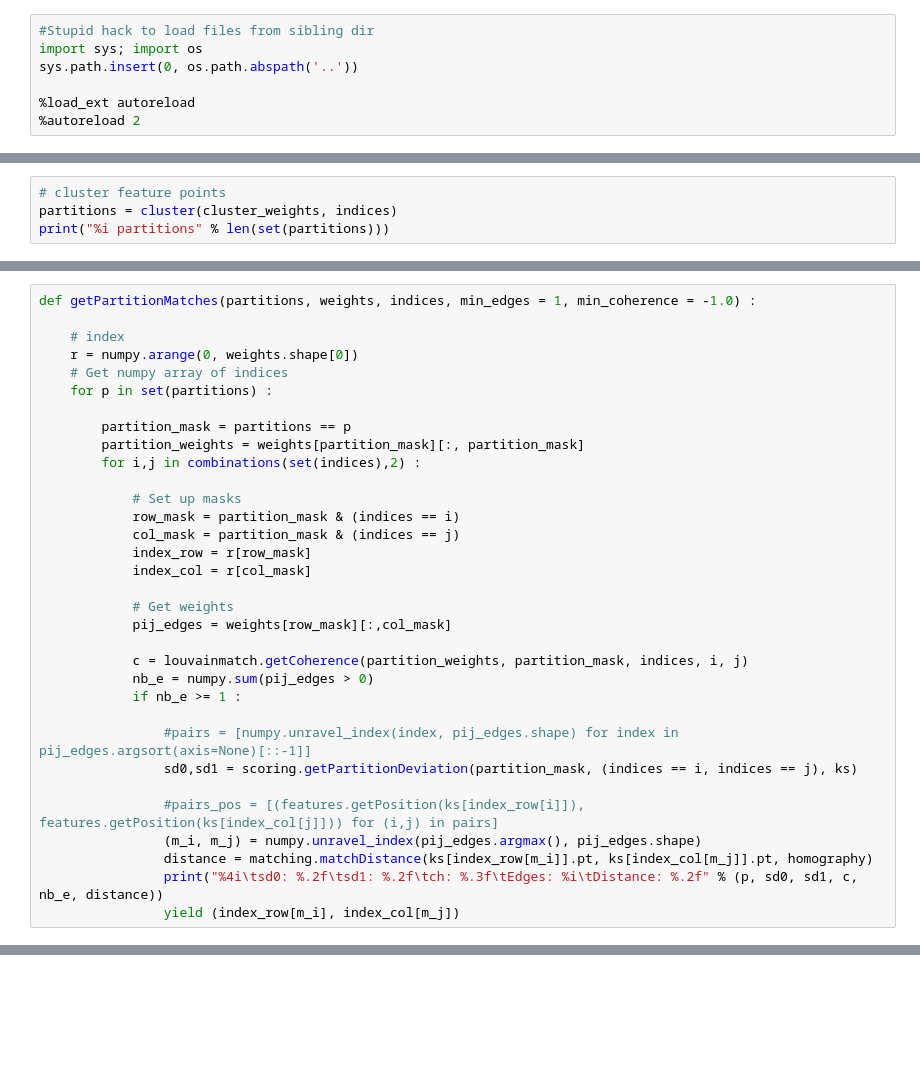
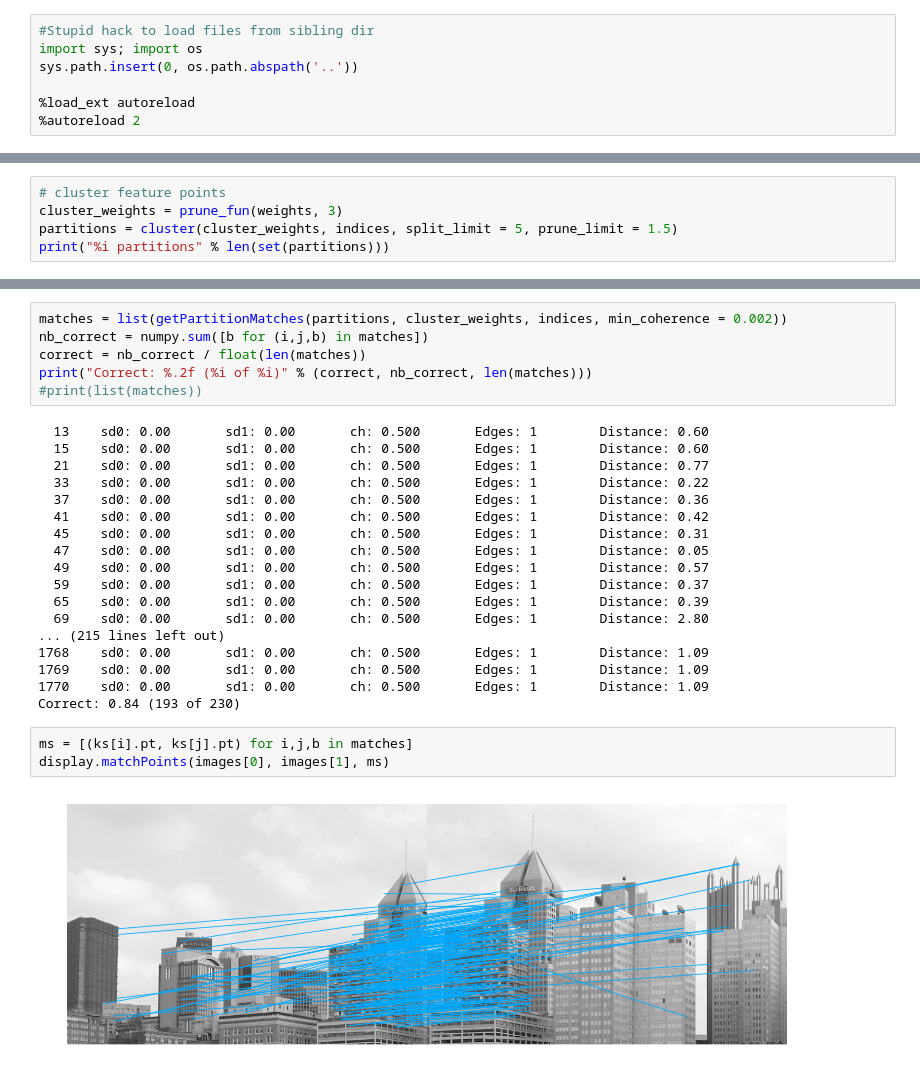
Before and after one commit to arnfred/Mirror-Match, a Jupyter notebook: code/cluster-match/Recursive clustering.ipynb, the cells around one changed output, grey strips where cells are left out. Drawn from its saved outputs; the diff is of its cells as text; blank space fills up the shorter version.

```diff
--- a/code/cluster-match/Recursive clustering.ipynb
+++ b/code/cluster-match/Recursive clustering.ipynb
@@ -125,5 +164,6 @@ def cluster(weights, indices, split_limit = 10, prune_limit = 3, indent = "") :
 # %%
 # cluster feature points
-partitions = cluster(cluster_weights, indices)
+cluster_weights = prune_fun(weights, 3)
+partitions = cluster(cluster_weights, indices, split_limit = 5, prune_limit = 1.5)
 print("%i partitions" % len(set(partitions)))
 # %% [output]
@@ -131,33 +170,0 @@ print("%i partitions" % len(set(partitions)))
-# %%
-def getPartitionMatches(partitions, weights, indices, min_edges = 1, min_coherence = -1.0) :
-
-    # index
-    r = numpy.arange(0, weights.shape[0])
-    # Get numpy array of indices
-    for p in set(partitions) :
-
-        partition_mask = partitions == p
-        partition_weights = weights[partition_mask][:, partition_mask]
-        for i,j in combinations(set(indices),2) :
-
-            # Set up masks
-            row_mask = partition_mask & (indices == i)
-            col_mask = partition_mask & (indices == j)
-            index_row = r[row_mask]
-            index_col = r[col_mask]
-
-            # Get weights
-            pij_edges = weights[row_mask][:,col_mask]
-
-            c = louvainmatch.getCoherence(partition_weights, partition_mask, indices, i, j)
-            nb_e = numpy.sum(pij_edges > 0)
-            if nb_e >= 1 :
-
-                #pairs = [numpy.unravel_index(index, pij_edges.shape) for index in pij_edges.argsort(axis=None)[::-1]]
-                sd0,sd1 = scoring.getPartitionDeviation(partition_mask, (indices == i, indices == j), ks)
-
-                #pairs_pos = [(features.getPosition(ks[index_row[i]]), features.getPosition(ks[index_col[j]])) for (i,j) in pairs]
-                (m_i, m_j) = numpy.unravel_index(pij_edges.argmax(), pij_edges.shape)
-                distance = matching.matchDistance(ks[index_row[m_i]].pt, ks[index_col[m_j]].pt, homography)
-                print("%4i\tsd0: %.2f\tsd1: %.2f\tch: %.3f\tEdges: %i\tDistance: %.2f" % (p, sd0, sd1, c, nb_e, distance))
-                yield (index_row[m_i], index_col[m_j])
@@ -187,0 +171,29 @@ SyntaxError: unexpected EOF while parsing (<ipython-input-24-c72cada332d7>, line
+# %%
+matches = list(getPartitionMatches(partitions, cluster_weights, indices, min_coherence = 0.002))
+nb_correct = numpy.sum([b for (i,j,b) in matches])
+correct = nb_correct / float(len(matches))
+print("Correct: %.2f (%i of %i)" % (correct, nb_correct, len(matches)))
+#print(list(matches))
+# %% [output]
+  13    sd0: 0.00       sd1: 0.00       ch: 0.500       Edges: 1        Distance: 0.60
+  15    sd0: 0.00       sd1: 0.00       ch: 0.500       Edges: 1        Distance: 0.60
+  21    sd0: 0.00       sd1: 0.00       ch: 0.500       Edges: 1        Distance: 0.77
+  33    sd0: 0.00       sd1: 0.00       ch: 0.500       Edges: 1        Distance: 0.22
+  37    sd0: 0.00       sd1: 0.00       ch: 0.500       Edges: 1        Distance: 0.36
+  41    sd0: 0.00       sd1: 0.00       ch: 0.500       Edges: 1        Distance: 0.42
+  45    sd0: 0.00       sd1: 0.00       ch: 0.500       Edges: 1        Distance: 0.31
+  47    sd0: 0.00       sd1: 0.00       ch: 0.500       Edges: 1        Distance: 0.05
+  49    sd0: 0.00       sd1: 0.00       ch: 0.500       Edges: 1        Distance: 0.57
+  59    sd0: 0.00       sd1: 0.00       ch: 0.500       Edges: 1        Distance: 0.37
+  65    sd0: 0.00       sd1: 0.00       ch: 0.500       Edges: 1        Distance: 0.39
+  69    sd0: 0.00       sd1: 0.00       ch: 0.500       Edges: 1        Distance: 2.80
+... (215 lines left out)
+1768    sd0: 0.00       sd1: 0.00       ch: 0.500       Edges: 1        Distance: 1.09
+1769    sd0: 0.00       sd1: 0.00       ch: 0.500       Edges: 1        Distance: 1.09
+1770    sd0: 0.00       sd1: 0.00       ch: 0.500       Edges: 1        Distance: 1.09
+Correct: 0.84 (193 of 230)
+# %%
+ms = [(ks[i].pt, ks[j].pt) for i,j,b in matches]
+display.matchPoints(images[0], images[1], ms)
+# %% [output]
+[figure, added]
```
Also changed, not shown: parts of 11 cells of this notebook, 18 other files.
